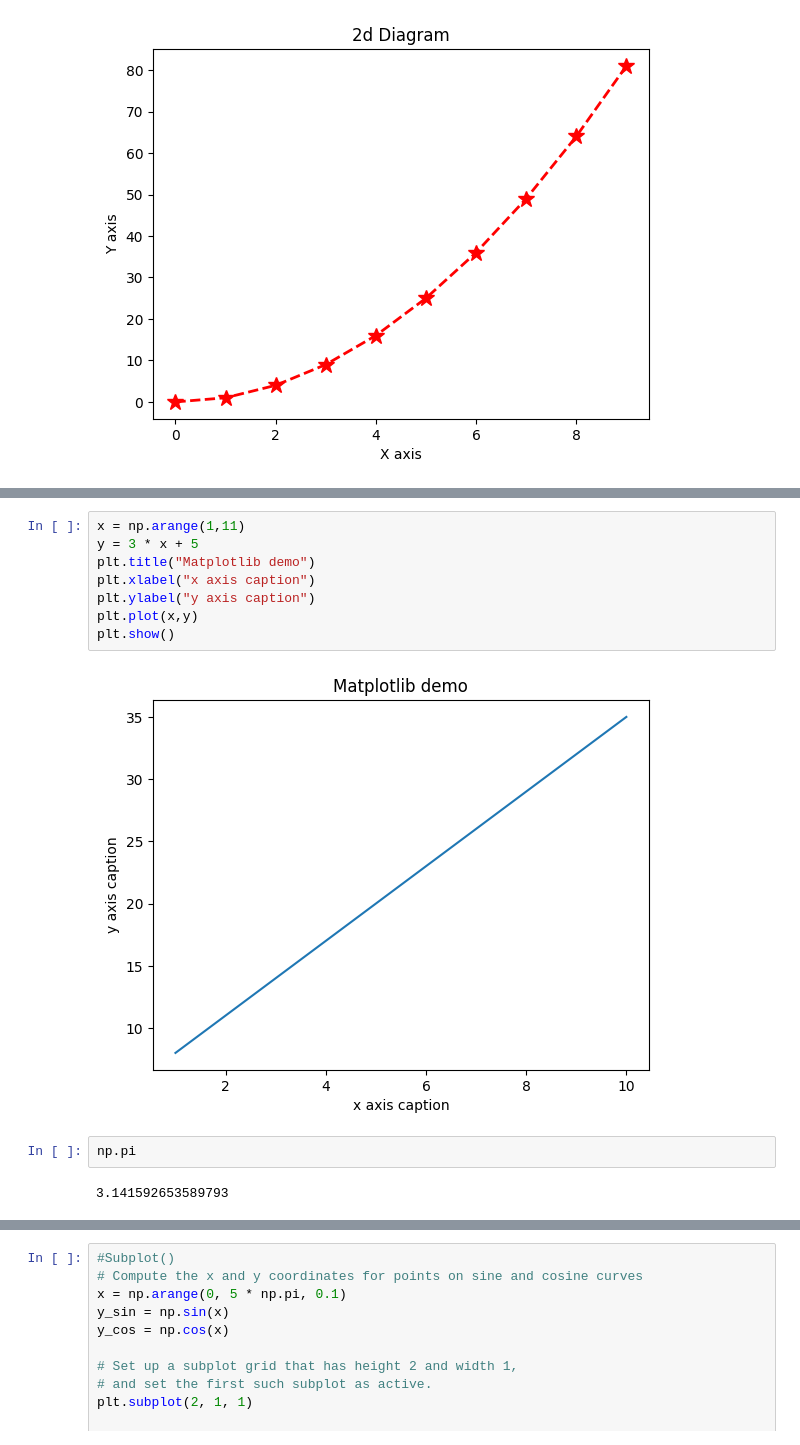
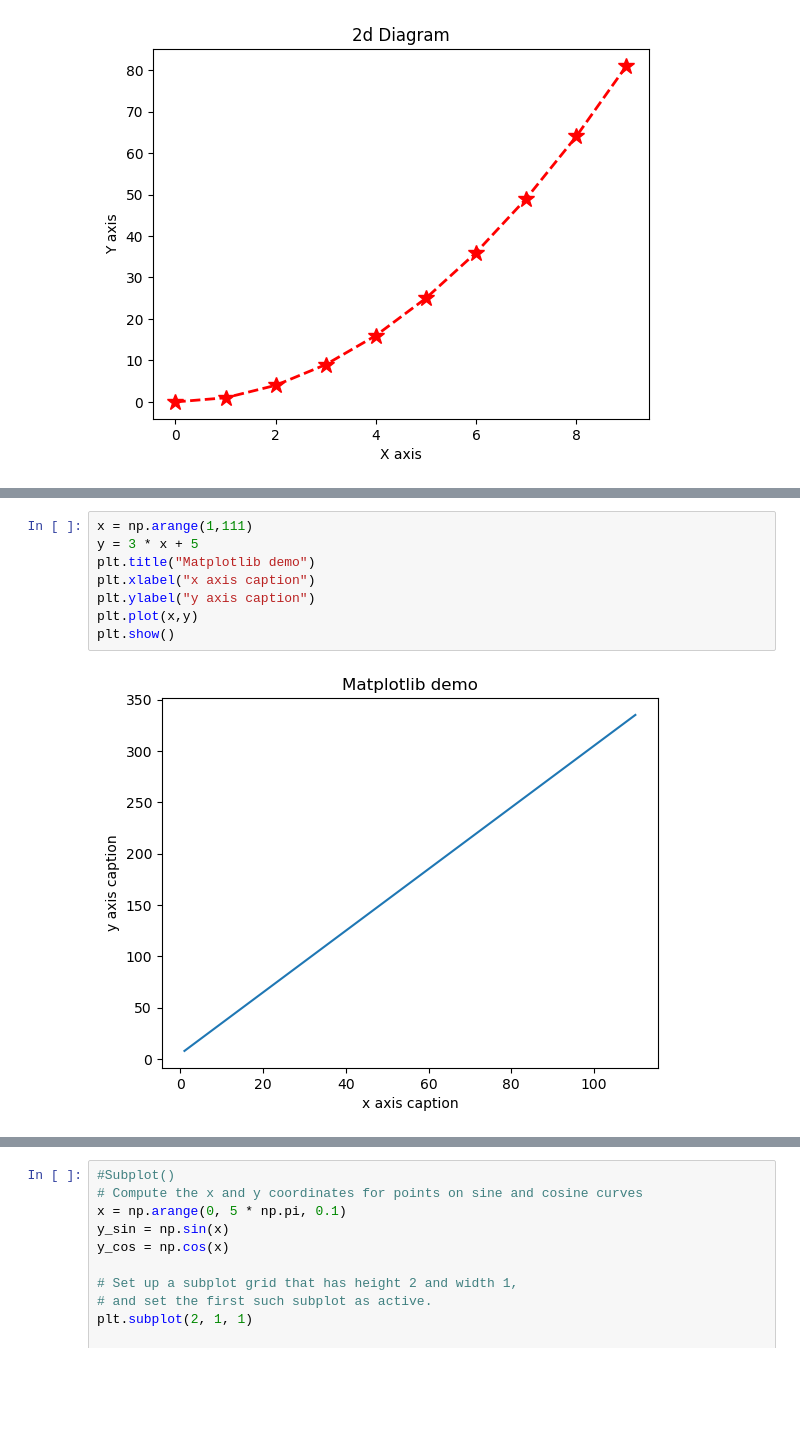
Before and after one commit to Rameezpnr/Python_101_Concentrated, a Jupyter notebook: Notes/4.5-Matplotlib.ipynb, the cells around one changed output, grey strips where cells are left out. Saved outputs shown, nothing was run; the diff lists cells and outputs as text; blank space fills up the shorter version.

```diff
--- a/Notes/4.5-Matplotlib.ipynb
+++ b/Notes/4.5-Matplotlib.ipynb
@@ -73,14 +74,10 @@ plt.plot(x,y,'go')
 # %%
-x = np.arange(1,11)
+x = np.arange(1,111)
 y = 3 * x + 5
 plt.title("Matplotlib demo")
 plt.xlabel("x axis caption")
 plt.ylabel("y axis caption")
 plt.plot(x,y)
 plt.show()
 # %% [output]
-[figure, old version]
+[figure, new version]
-# %%
-np.pi
-# %% [output]
-3.141592653589793
```
Also changed, not shown: parts of 5 cells of this notebook, 1 other file.
